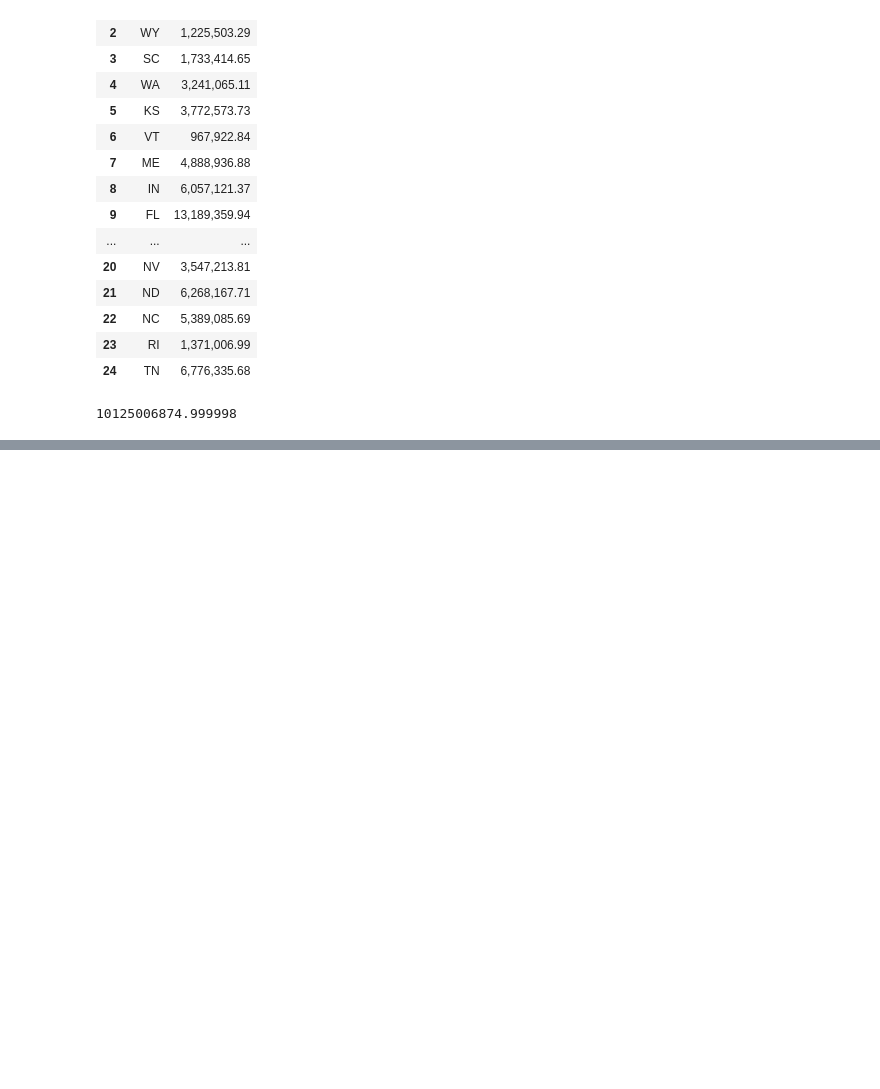
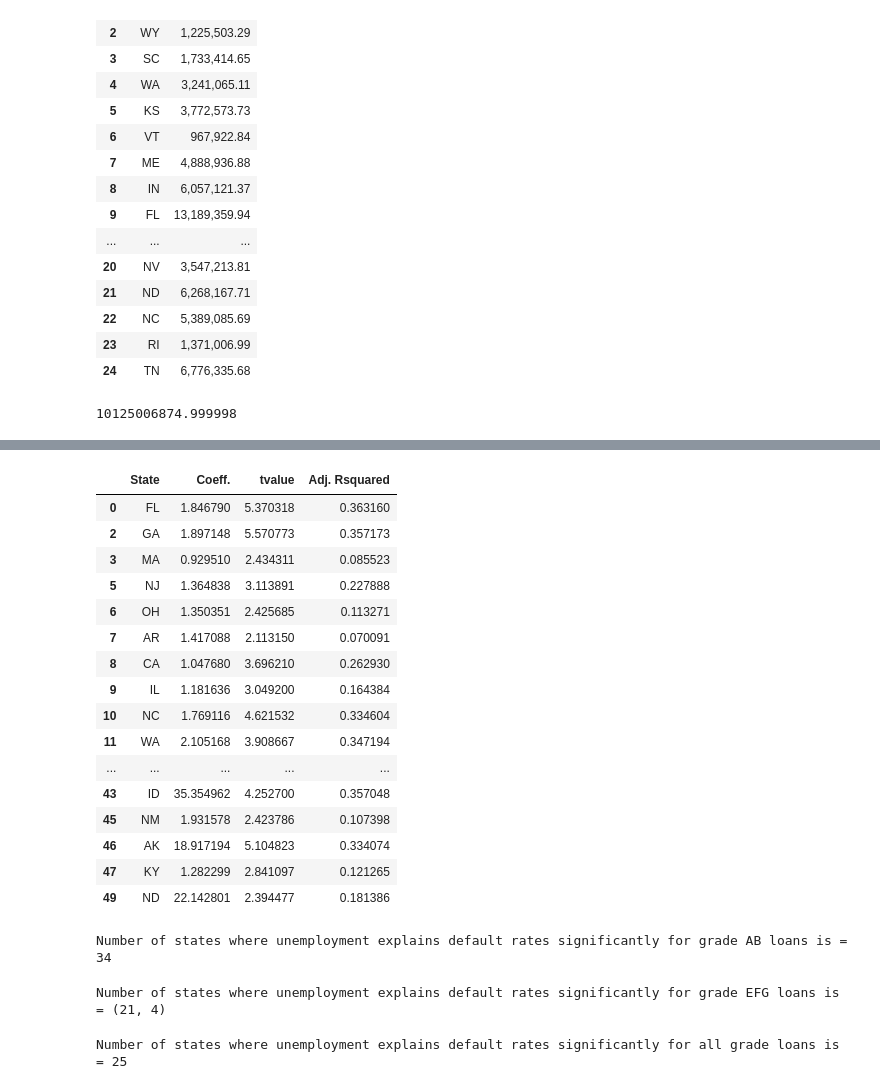
Before and after one commit to 180492sunney/risk_project, a Jupyter notebook: Risk_Project.ipynb, the cells around one changed output, grey strips where cells are left out. Saved outputs shown, nothing was run; the diff lists cells and outputs as text; code cells hidden in the pictures; blank space fills up the shorter version.

```diff
--- a/Risk_Project.ipynb
+++ b/Risk_Project.ipynb
@@ -450,0 +410,32 @@ reg_results_gradeAB
+# %%
+reg_results_gradeAB[abs(reg_results_gradeAB['tvalue'])>2.0]
+# %% [output]
+|  | State | Coeff. | tvalue | Adj. Rsquared |
+| 0 | FL | 1.846790 | 5.370318 | 0.363160 |
+| 2 | GA | 1.897148 | 5.570773 | 0.357173 |
+| 3 | MA | 0.929510 | 2.434311 | 0.085523 |
+| 5 | NJ | 1.364838 | 3.113891 | 0.227888 |
+| 6 | OH | 1.350351 | 2.425685 | 0.113271 |
+| 7 | AR | 1.417088 | 2.113150 | 0.070091 |
+| 8 | CA | 1.047680 | 3.696210 | 0.262930 |
+| 9 | IL | 1.181636 | 3.049200 | 0.164384 |
+| 10 | NC | 1.769116 | 4.621532 | 0.334604 |
+| 11 | WA | 2.105168 | 3.908667 | 0.347194 |
+| ... | ... | ... | ... | ... |
+| 43 | ID | 35.354962 | 4.252700 | 0.357048 |
+| 45 | NM | 1.931578 | 2.423786 | 0.107398 |
+| 46 | AK | 18.917194 | 5.104823 | 0.334074 |
+| 47 | KY | 1.282299 | 2.841097 | 0.121265 |
+| 49 | ND | 22.142801 | 2.394477 | 0.181386 |
+# %%
+print('Number of states where unemployment explains default rates significantly for grade AB loans is = ' + str(reg_results_gradeAB[abs(reg_results_gradeAB['tvalue'])>2.0].shape[0]))
+# %% [output]
+Number of states where unemployment explains default rates significantly for grade AB loans is = 34
+# %%
+print('Number of states where unemployment explains default rates significantly for grade EFG loans is = ' + str(reg_results_gradeEFG[abs(reg_results_gradeEFG['tvalue'])>2.0].shape[0]))
+# %% [output]
+Number of states where unemployment explains default rates significantly for grade EFG loans is = (21, 4)
+# %%
+print('Number of states where unemployment explains default rates significantly for all grade loans is = ' + str(reg_results[abs(reg_results['tvalue'])>=2.0].shape[0]))
+# %% [output]
+Number of states where unemployment explains default rates significantly for all grade loans is = 25
```
Also changed, not shown: parts of 10 cells of this notebook.
